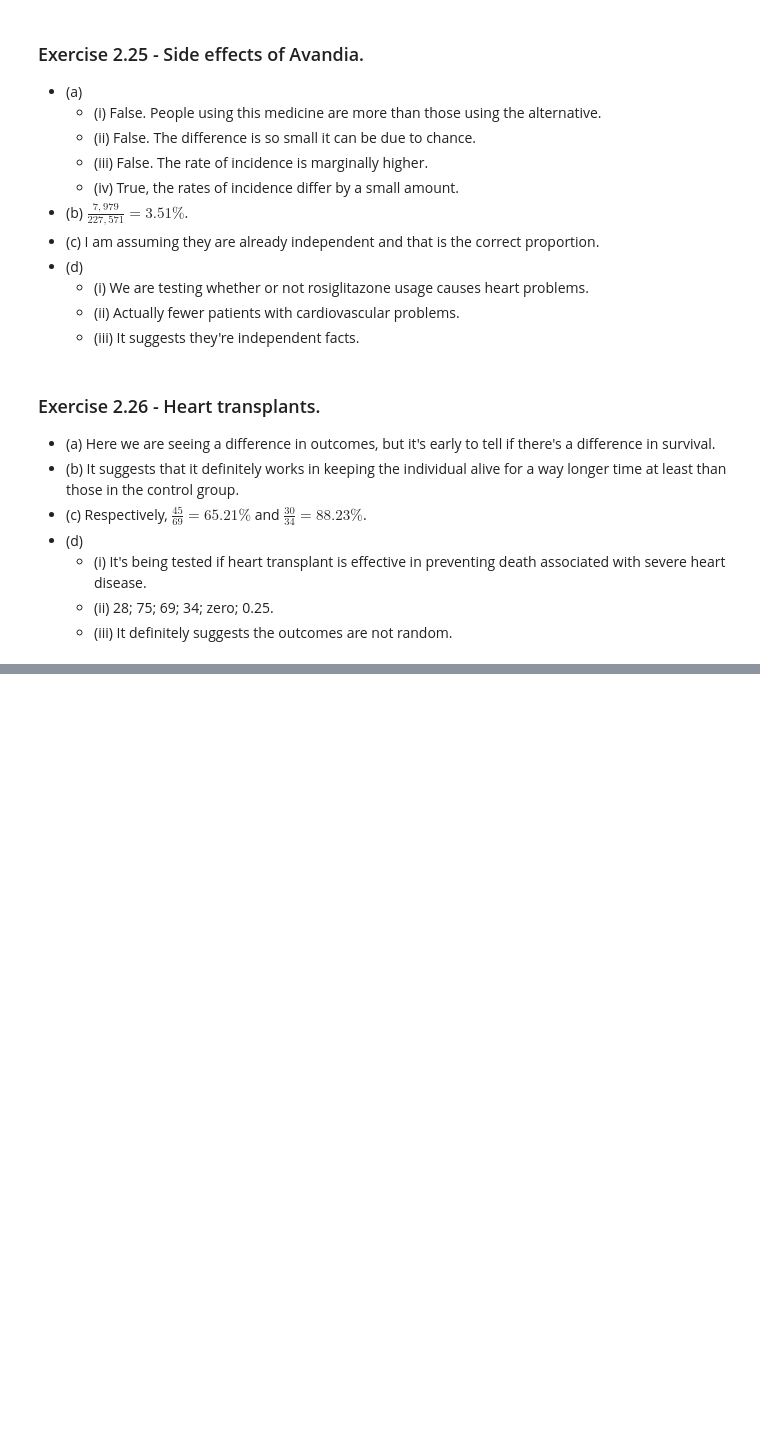
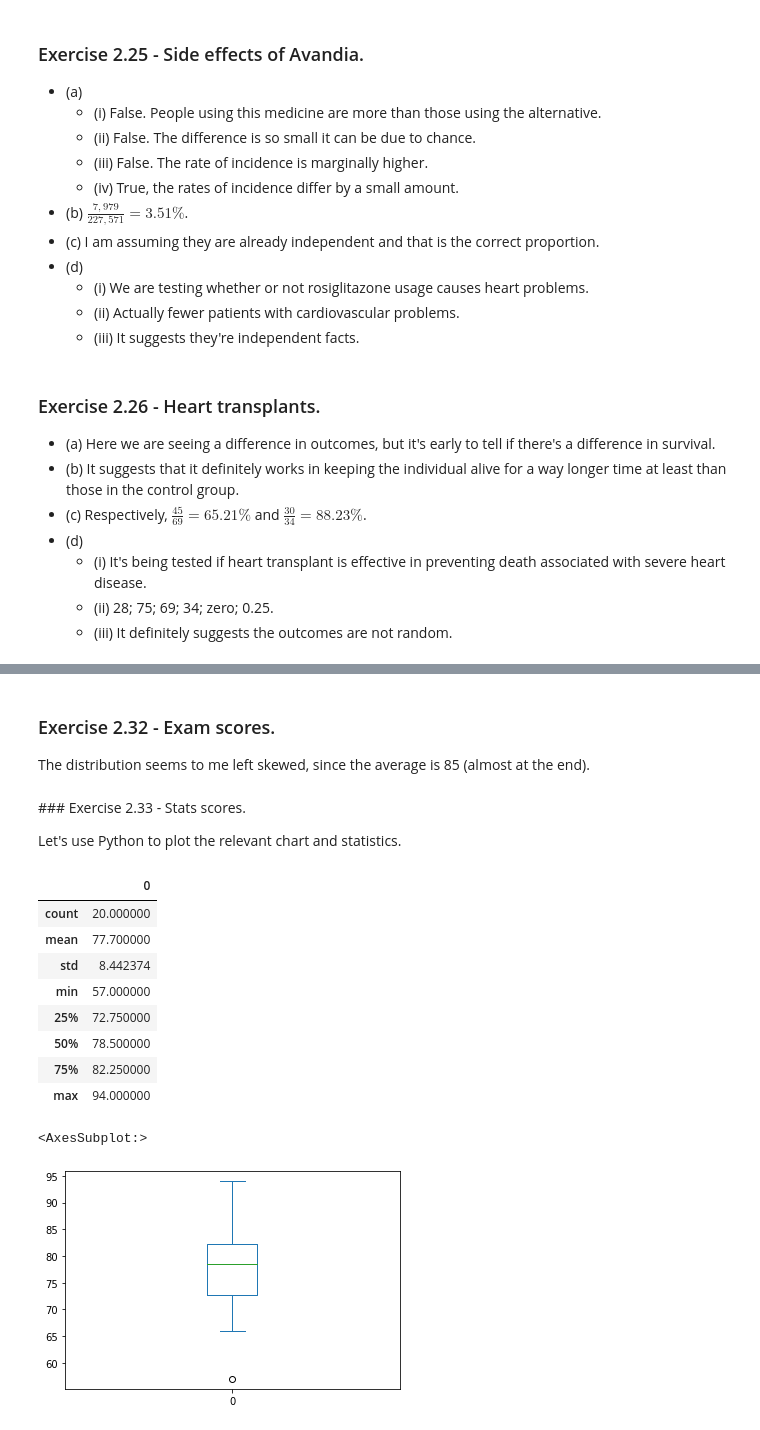
Before and after one commit to RiccardoMPesce/OpenIntro-Statistics-Excercises, a Jupyter notebook: chapter2/chapter2_walkthrough.ipynb, the cells around one changed output, grey strips where cells are left out. Drawn from its saved outputs; the diff is of its cells as text; code cells hidden in the pictures; blank space fills up the shorter version.

```diff
--- a/chapter2/chapter2_walkthrough.ipynb
+++ b/chapter2/chapter2_walkthrough.ipynb
@@ -387,0 +413,29 @@ The infection rates are still different and in the treatment group we have 50% i
+# %% [markdown]
+### Exercise 2.32 - Exam scores.
+
+The distribution seems to me left skewed, since the average is 85 (almost at the end).
+# %% [markdown]
+### Exercise 2.33 - Stats scores.
+
+Let's use Python to plot the relevant chart and statistics.
+# %%
+import numpy as np
+import pandas as pd
+
+a = np.array([57, 66, 69, 71, 72, 73, 74, 77, 78, 78, 79, 79, 81, 81, 82, 83, 83, 88, 89, 94])
+df = pd.DataFrame(a)
+
+display(df.describe())
+df.plot(kind="box")
+# %% [output]
+|  | 0 |
+| count | 20.000000 |
+| mean | 77.700000 |
+| std | 8.442374 |
+| min | 57.000000 |
+| 25% | 72.750000 |
+| 50% | 78.500000 |
+| 75% | 82.250000 |
+| max | 94.000000 |
+<AxesSubplot:>
+[figure, added]
```
Also changed, not shown: parts of 6 cells of this notebook.
